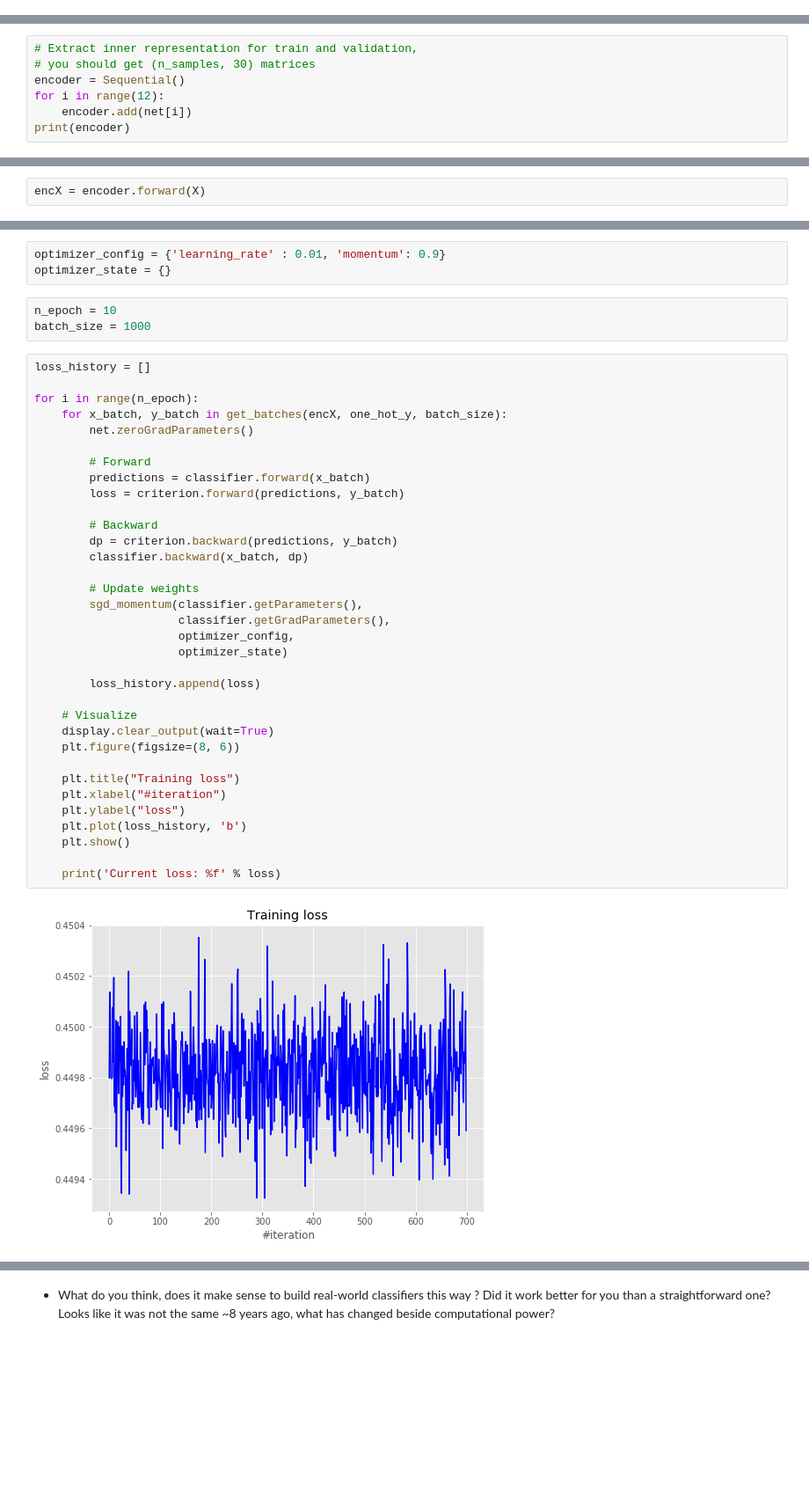
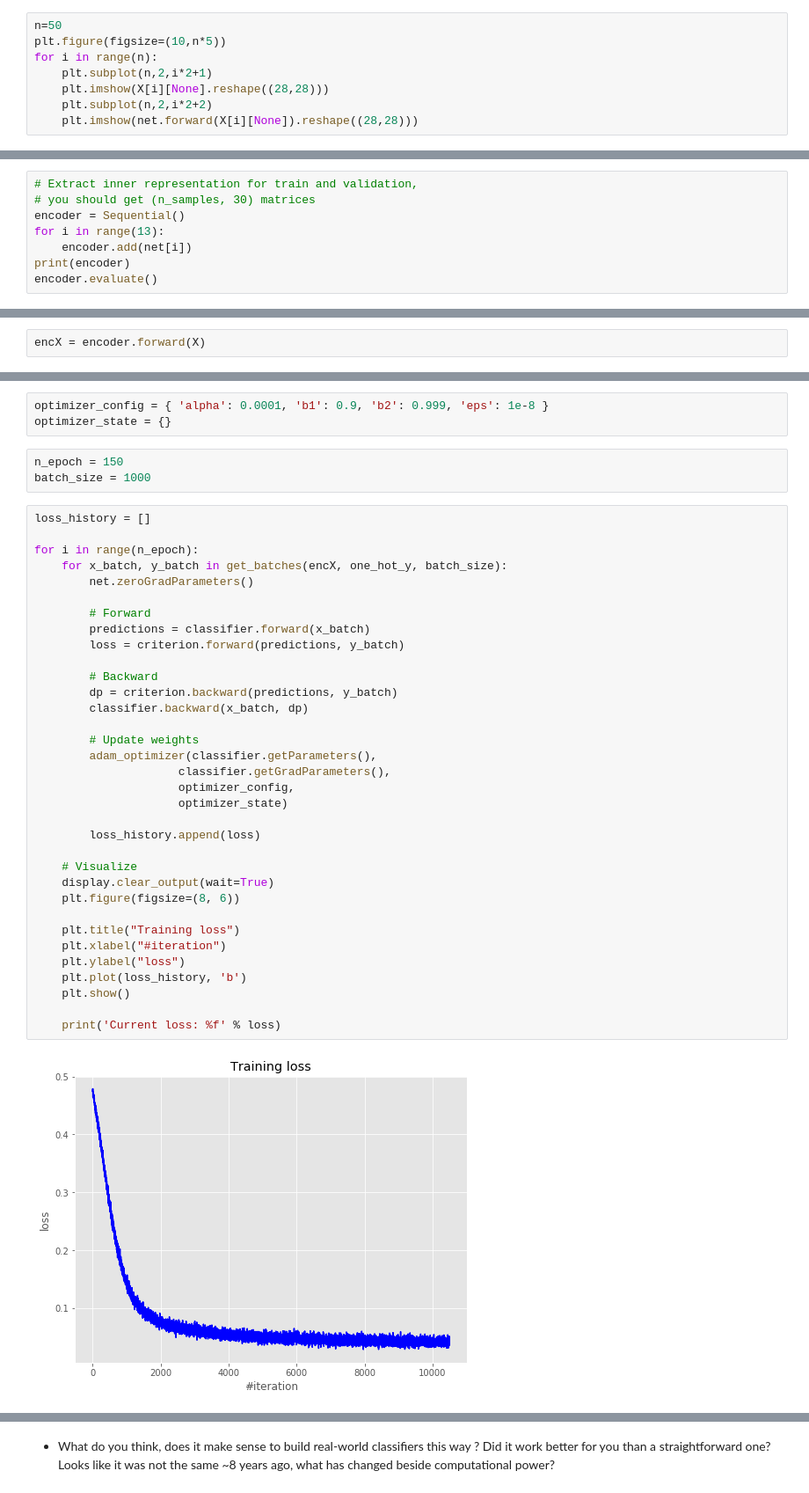
Before and after one commit to hov1417/NNHomework, a Jupyter notebook: session1/assignment2_main.ipynb, the cells around one changed output, grey strips where cells are left out. Shown at 88% size. Drawn from its saved outputs; the diff is of its cells as text; blank space fills up the shorter version.

```diff
--- a/session1/assignment2_main.ipynb
+++ b/session1/assignment2_main.ipynb
@@ -697,0 +689,8 @@ Some time ago NNs were a lot poorer and people were struggling to learn deep mod
+# %%
+n=50
+plt.figure(figsize=(10,n*5))
+for i in range(n):
+    plt.subplot(n,2,i*2+1)
+    plt.imshow(X[i][None].reshape((28,28)))
+    plt.subplot(n,2,i*2+2)
+    plt.imshow(net.forward(X[i][None]).reshape((28,28)))
@@ -699,9 +700,10 @@ Some time ago NNs were a lot poorer and people were struggling to learn deep mod
 # Extract inner representation for train and validation,
 # you should get (n_samples, 30) matrices
 encoder = Sequential()
-for i in range(12):
+for i in range(13):
     encoder.add(net[i])
 print(encoder)
+encoder.evaluate()
 # %% [output]
 Linear 784 -> 512
 ReLU
@@ -743,10 +729,10 @@ classifier.add(BatchMeanSubtraction())
 classifier.add(Linear(20,10))
 classifier.add(SoftMax())
 # %%
-optimizer_config = {'learning_rate' : 0.01, 'momentum': 0.9}
+optimizer_config = { 'alpha': 0.0001, 'b1': 0.9, 'b2': 0.999, 'eps': 1e-8 }
 optimizer_state = {}
 # %%
-n_epoch = 10
+n_epoch = 150
 batch_size = 1000
 # %%
 loss_history = []
@@ -755,32 +741,32 @@ for i in range(n_epoch):
     for x_batch, y_batch in get_batches(encX, one_hot_y, batch_size):
         net.zeroGradParameters()
 
         # Forward
         predictions = classifier.forward(x_batch)
         loss = criterion.forward(predictions, y_batch)
 
         # Backward
         dp = criterion.backward(predictions, y_batch)
         classifier.backward(x_batch, dp)
 
         # Update weights
-        sgd_momentum(classifier.getParameters(),
+        adam_optimizer(classifier.getParameters(),
                      classifier.getGradParameters(),
                      optimizer_config,
                      optimizer_state)
 
         loss_history.append(loss)
 
     # Visualize
     display.clear_output(wait=True)
     plt.figure(figsize=(8, 6))
 
     plt.title("Training loss")
     plt.xlabel("#iteration")
     plt.ylabel("loss")
     plt.plot(loss_history, 'b')
     plt.show()
 
     print('Current loss: %f' % loss)
 # %% [output]
-[figure, old version]
+[figure, new version]
```
Also changed, not shown: parts of 17 cells of this notebook, 2 other files.
